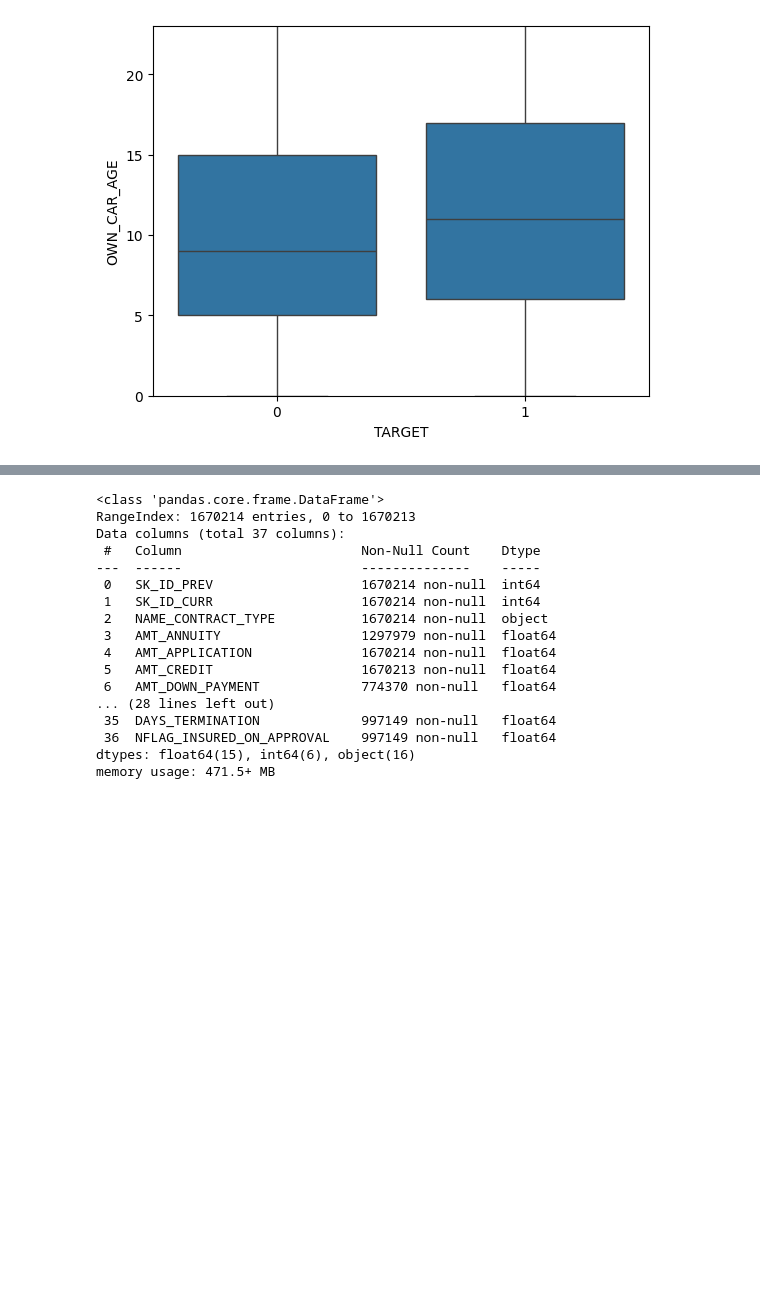
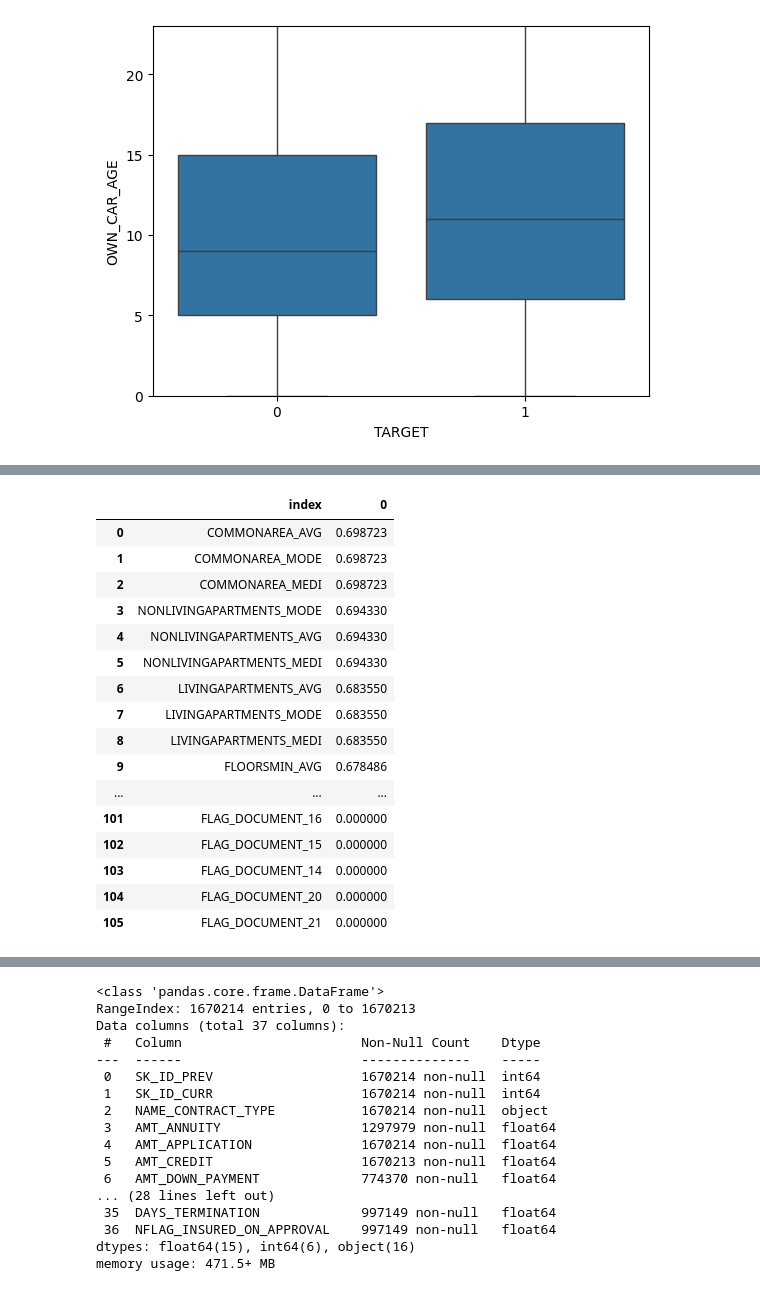
Before and after one commit to AayushParab44/240840325001_EDA_Statistics_Exam, a Jupyter notebook: 240840325001_EDA_Exam.ipynb, the cells around one changed output, grey strips where cells are left out. Drawn from its saved outputs; the diff is of its cells as text; code cells hidden in the pictures; blank space fills up the shorter version.

```diff
--- a/240840325001_EDA_Exam.ipynb
+++ b/240840325001_EDA_Exam.ipynb
@@ -215,0 +231,24 @@ obj_cols_app=['NAME_CONTRACT_TYPE', 'CODE_GENDER', 'FLAG_OWN_CAR', 'FLAG_OWN_REA
+# %%
+null_df=(app.drop(obj_cols_app,axis=1).isna().sum() / nrows).sort_values(ascending=False).reset_index()
+object_columns = app.select_dtypes(include=['object']).columns
+# null_df[null_df['index'] not in object_columns]
+# null_df[null_df['index'] not in obj_cols_app]
+null_df
+# %% [output]
+|  | index | 0 |
+| 0 | COMMONAREA_AVG | 0.698723 |
+| 1 | COMMONAREA_MODE | 0.698723 |
+| 2 | COMMONAREA_MEDI | 0.698723 |
+| 3 | NONLIVINGAPARTMENTS_MODE | 0.694330 |
+| 4 | NONLIVINGAPARTMENTS_AVG | 0.694330 |
+| 5 | NONLIVINGAPARTMENTS_MEDI | 0.694330 |
+| 6 | LIVINGAPARTMENTS_AVG | 0.683550 |
+| 7 | LIVINGAPARTMENTS_MODE | 0.683550 |
+| 8 | LIVINGAPARTMENTS_MEDI | 0.683550 |
+| 9 | FLOORSMIN_AVG | 0.678486 |
+| ... | ... | ... |
+| 101 | FLAG_DOCUMENT_16 | 0.000000 |
+| 102 | FLAG_DOCUMENT_15 | 0.000000 |
+| 103 | FLAG_DOCUMENT_14 | 0.000000 |
+| 104 | FLAG_DOCUMENT_20 | 0.000000 |
+| 105 | FLAG_DOCUMENT_21 | 0.000000 |
```
Also changed, not shown: parts of 16 cells of this notebook.
